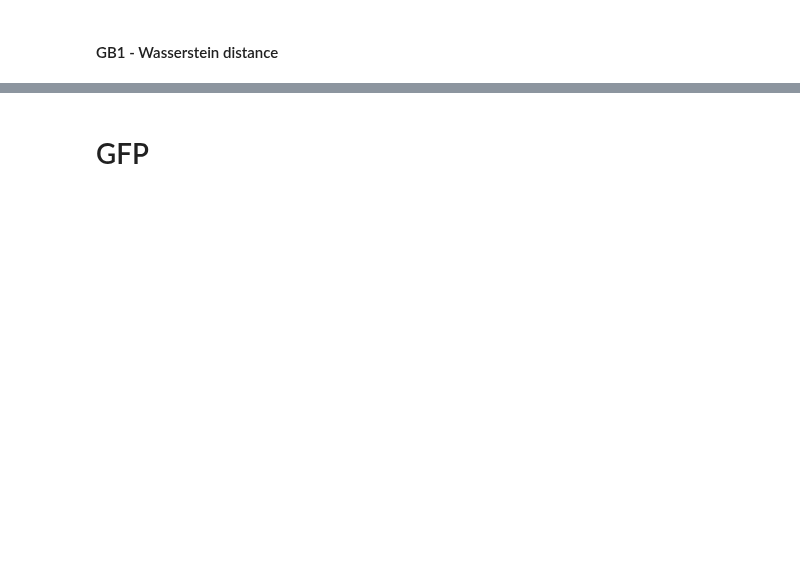
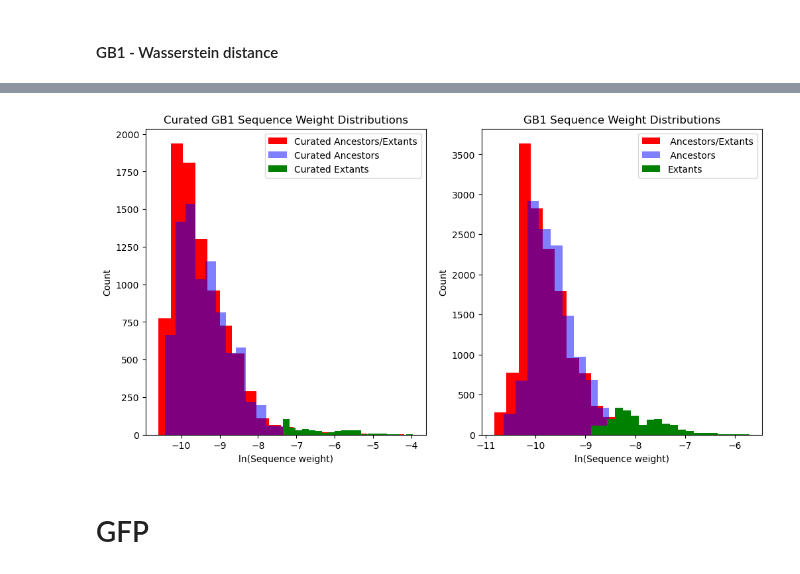
Before and after one commit to SebPorras/MAP_VAE, a Jupyter notebook: notebooks/ancestors_vs_extants.ipynb, the cells around one changed output, grey strips where cells are left out. Cells and saved outputs as stored; diff of their text form; code cells hidden in the pictures; blank space fills up the shorter version.

```diff
--- a/notebooks/ancestors_vs_extants.ipynb
+++ b/notebooks/ancestors_vs_extants.ipynb
@@ -346,0 +336,19 @@ plt.show()
+# %%
+
+
+aln_path = "/Users/sebs_mac/uni_OneDrive/honours/data/gb1/alns/"
+gb1_e = pd.read_pickle(aln_path + "gb1_extants_no_dupes.pkl")
+gb1_a = pd.read_pickle(aln_path + "gb1_ancestors_no_dupes.pkl")
+gb1_ae = pd.read_pickle(aln_path + "gb1_ancestors_extants_no_dupes.pkl")
+
+aln_path = "/Users/sebs_mac/uni_OneDrive/honours/data/gb1/profile_creation/alns/"
+curated_gb1_e = st.read_aln_file(aln_path + "gb1_0.32_sim_extants_no_dupes.aln")
+curated_gb1_a = st.read_aln_file(aln_path + "gb1_0.32_sim_ancestors_no_dupes.aln")
+curated_gb1_ae = st.read_aln_file(aln_path + "gb1_0.32_sim_ancestors_0.32_sim_extants_no_dupes.aln")
+
+datasets = [gb1_e, gb1_a, gb1_ae, curated_gb1_e, curated_gb1_a, curated_gb1_ae]
+
+for data in datasets:
+    numpy_aln, _, _ = st.convert_msa_numpy_array(data)
+    data["seq_sim"] = st.reweight_by_seq_similarity(numpy_aln, 0.2)
+    data["col_sim"] = st.position_based_seq_weighting(numpy_aln, 4)
@@ -347,3 +371,33 @@ plt.show()
+# %%
+
+# plt.hist(curated_gb1_ae["col_sim"], color="red", alpha=1, bins=100, label="Curated Ancestors/Extants")
+# plt.hist(curated_gb1_a["col_sim"], color="blue", alpha=0.5, bins=100, label="Curated Ancestors")
+# plt.hist(curated_gb1_e["col_sim"], color="green", alpha=1, bins=100, label="Extants")
+
+fig, (ax1, ax2) = plt.subplots(1, 2, figsize=(12, 6))
+
+
+ax1.hist(np.log(curated_gb1_ae["col_sim"]), color="red", alpha=1, bins=20, label="Curated Ancestors/Extants")
+ax1.hist(np.log(curated_gb1_a["col_sim"]), color="blue", alpha=0.5, bins=20, label="Curated Ancestors")
+ax1.hist(np.log(curated_gb1_e["col_sim"]), color="green", alpha=1, bins=20, label="Curated Extants")
+
+ax1.set_ylabel("Count")
+ax1.set_xlabel("ln(Sequence weight)")
+ax1.set_title("Curated GB1 Sequence Weight Distributions")
+ax1.legend()
+
+ax2.hist(np.log(gb1_ae["col_sim"]), color="red", alpha=1, bins=20, label=" Ancestors/Extants")
+ax2.hist(np.log(gb1_a["col_sim"]), color="blue", alpha=0.5, bins=20, label=" Ancestors")
+ax2.hist(np.log(gb1_e["col_sim"]), color="green", alpha=1, bins=20, label="Extants")
+
+ax2.set_ylabel("Count")
+ax2.set_xlabel("ln(Sequence weight)")
+ax2.set_title("GB1 Sequence Weight Distributions")
+ax2.legend()
+
+plt.show()
+# %% [output]
+[figure, added]
 # %% [markdown]
 # GFP
 # %%
```
Also changed, not shown: parts of 41 cells of this notebook, 4 other files.
